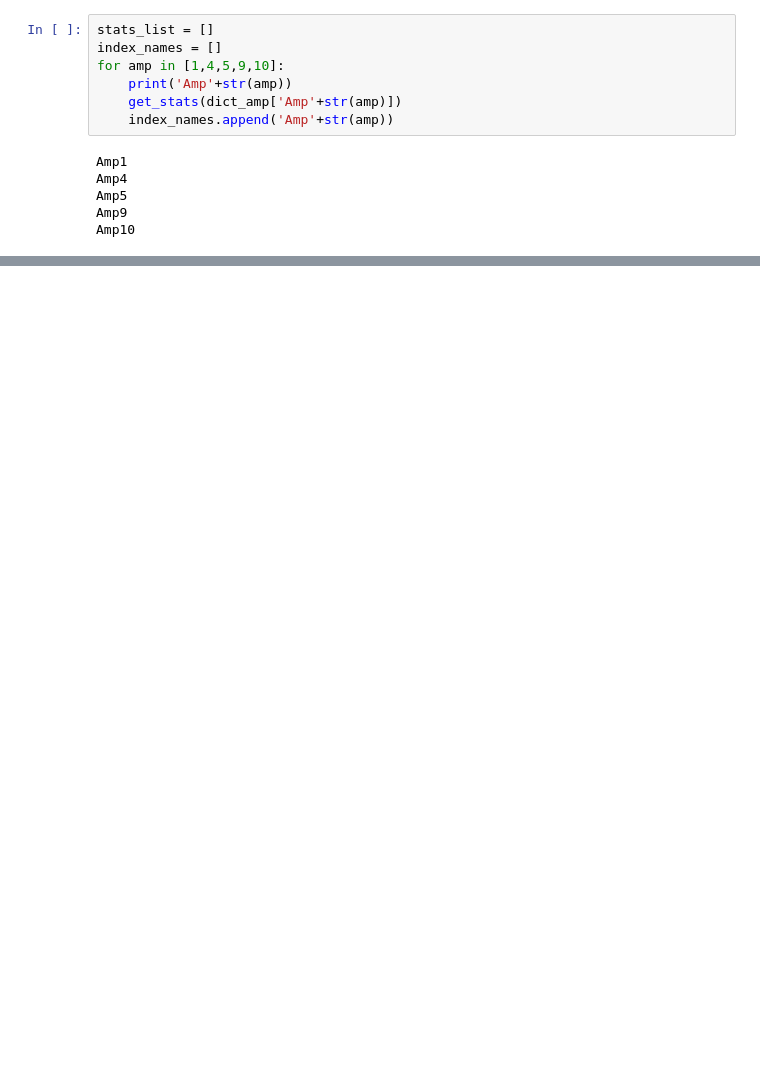
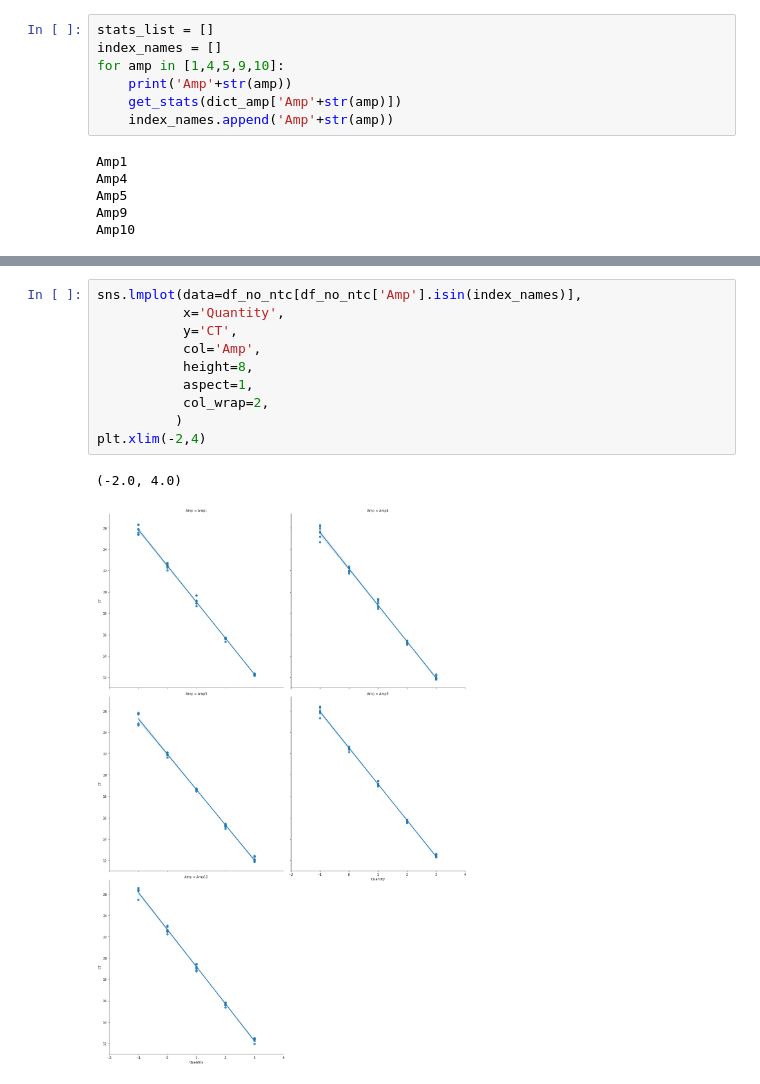
Before and after one commit to harAtEA/residual-plasmid-python, a Jupyter notebook: residual plasmid/compiled primer runs 2 to 5.ipynb, the cells around one changed output, grey strips where cells are left out. Saved outputs shown, nothing was run; the diff lists cells and outputs as text; blank space fills up the shorter version.

```diff
--- a/residual plasmid/compiled primer runs 2 to 5.ipynb
+++ b/residual plasmid/compiled primer runs 2 to 5.ipynb
@@ -757,0 +816,13 @@ pd.DataFrame(stats_list,index = index_names,
+# %%
+sns.lmplot(data=df_no_ntc[df_no_ntc['Amp'].isin(index_names)],
+           x='Quantity',
+           y='CT',
+           col='Amp',
+           height=8,
+           aspect=1,
+           col_wrap=2,
+          )
+plt.xlim(-2,4)
+# %% [output]
+(-2.0, 4.0)
+[figure, added]
```
Also changed, not shown: parts of 38 cells of this notebook, 6 other files.
